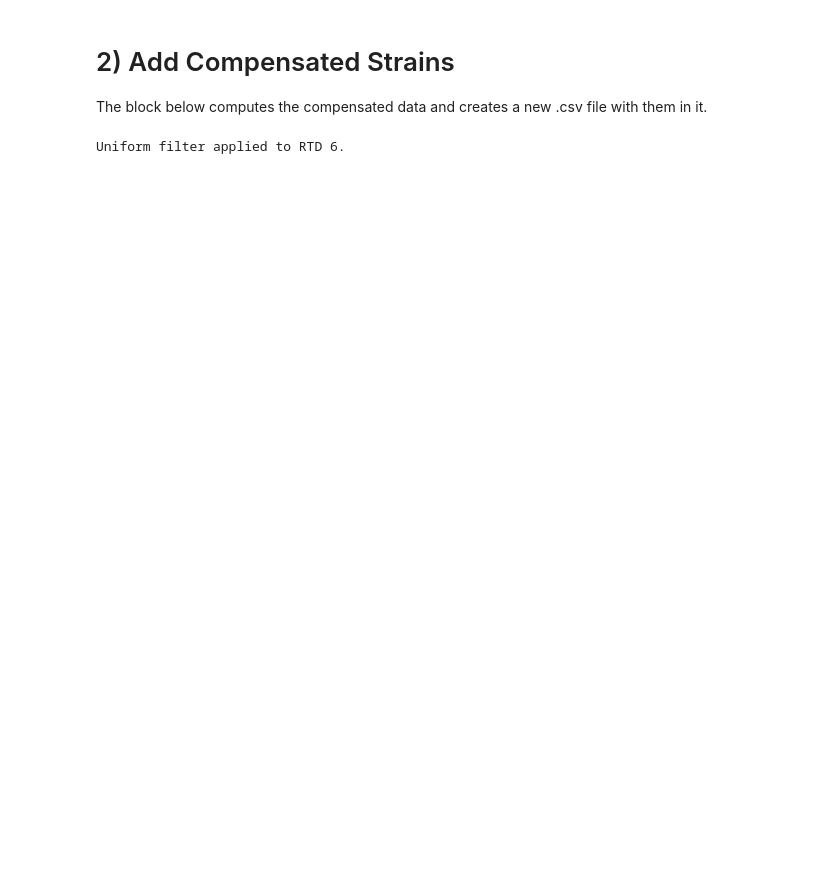
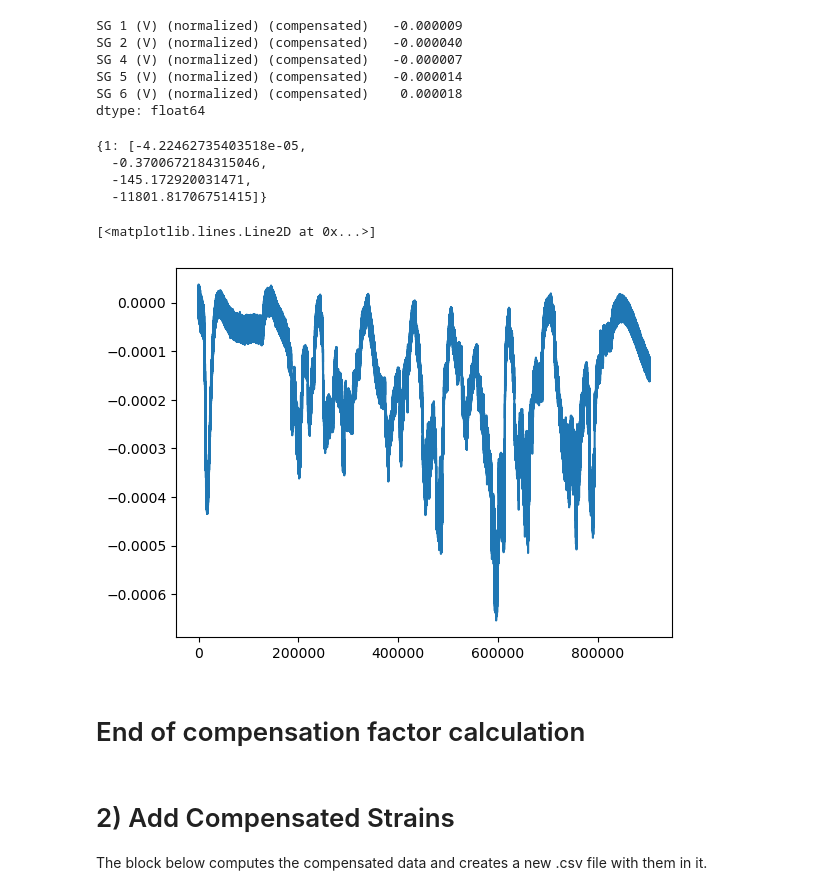
Before and after one commit to ttopac/iFlyNet-UAV, a Jupyter notebook: 0_PreAnalysis/SG_tempcomp.ipynb, the cells around one changed output. Saved outputs shown, nothing was run; the diff lists cells and outputs as text; code cells hidden in the pictures; blank space fills up the shorter version.

```diff
--- a/0_PreAnalysis/SG_tempcomp.ipynb
+++ b/0_PreAnalysis/SG_tempcomp.ipynb
@@ -41,0 +94,9 @@ Uniform filter applied to RTD 6.
+# %%
+ave_strain_sensible
+# %% [output]
+SG 1 (V) (normalized) (compensated)   -0.000009
+SG 2 (V) (normalized) (compensated)   -0.000040
+SG 4 (V) (normalized) (compensated)   -0.000007
+SG 5 (V) (normalized) (compensated)   -0.000014
+SG 6 (V) (normalized) (compensated)    0.000018
+dtype: float64
@@ -41,0 +130,45 @@ Uniform filter applied to RTD 6.
+# %%
+# Finally, compute the compensation factors that'll pull the strain values around the expected average strain found above
+# (similar to the earlier compensation, but this time we're minimizing around the non-zero values found above)
+
+# observed strain
+test_date = "08_02_2022"
+test_folder = "Day2_Dynamic1"
+test_name = "normalized_WTRUN2_day2_dynamic1_2022-08-02_14-32-54-11_rtd-str_Jan2023"
+data_dir = os.path.join(up_dir, test_date+"_Tests", "testdata", test_folder)
+sg_csv = os.path.join(data_dir, test_name+".csv")
+sg_df = pd.read_csv(sg_csv, header=1)
+sg_df.insert(1, "Date/Time (formatted)", sg_df["Date/Time"])
+sg_df["Date/Time (formatted)"] = sg_df["Date/Time (formatted)"].apply(lambda x: datetime.strptime(x, "%Y-%m-%d_%H-%M-%S-%f"))
+
+sg_df_filtered = sg_df[sg_df["Date/Time (formatted)"] < time_range_2[1]]
+sg_df_filtered.insert(1,"SG 1 Expected", 0)
+sg_df_filtered.loc[(sg_df_filtered["Date/Time (formatted)"] > time_range_1[0]) & (sg_df_filtered["Date/Time (formatted)"] < time_range_1[1]), "SG 1 Expected"] = exp_str_1['SG 1']
+
+sensor_id_list = [1]
+exp_str = sg_df_filtered["SG 1 Expected"]
+comp_factors = get_comp_factors_nonzero (sg_df_filtered, sensor_id_list, exp_str)
+# %%
+comp_factors
+# %% [output]
+{1: [-4.22462735403518e-05,
+  -0.3700672184315046,
+  -145.172920031471,
+  -11801.81706751415]}
+# %%
+# Validation 1: check the accuracy of these factors in the non-sensible test
+# (Day2Dynamic1)
+# observed strain
+test_date = "08_02_2022"
+test_folder = "Day2_Dynamic1"
+test_name = "normalized_WTRUN2_day2_dynamic1_2022-08-02_14-32-54-11_rtd-str_Jan2023"
+data_dir = os.path.join(up_dir, test_date+"_Tests", "testdata", test_folder)
+sg_csv = os.path.join(data_dir, test_name+".csv")
+sg_df = pd.read_csv(sg_csv, header=1)
+
+sg_df_comp = add_compensated_data_to_df (sg_df, comp_factors, True)
+# %%
+plt.plot(sg_df_comp["SG 1 (V) (normalized) (compensated)"])
+# %% [output]
+[<matplotlib.lines.Line2D at 0x...>]
+[figure, added]
@@ -42 +178,3 @@ Uniform filter applied to RTD 6.
+# %% [markdown]
+# End of compensation factor calculation
 # %%
@@ -51,20 +190,15 @@ with open(os.path.join(data_dir, data_name), 'wb') as f:
 # 2) Add Compensated Strains
 The block below computes the compensated data and creates a new .csv file with them in it.
 # %%
-unique_rtds = True #Set whether we'd like to find compensation factors using unique RTDs or shared RTDs
-
 if unique_rtds == False: #If we only have RTD 1 and RTD 6 available
   data_name = "compfactors_sharedRTDs.pickle"
 else:
-  data_name = "compfactors_uniqueRTDs.pickle"
+  data_name = "compfactors_Jan2023.pickle"
 
-with open(os.path.join(data_dir, data_name), 'rb') as f:
+with open(os.path.join(compfactor_dir, data_name), 'rb') as f:
   comp_factors = pickle.load(f)
 
-test_df = add_compensated_data_to_df_infrequent (test_df, comp_factors)
-# test_df = add_compensated_data_to_df (test_df, comp_factors, unique_rtds)
+test_df_comp = add_compensated_data_to_df (test_df, comp_factors, unique_rtds)
 
-compensated_csv = os.path.join(data_dir, "compensated_"+test_name+"_uniqueRTDs_infrequent.csv")
-test_df.to_csv(compensated_csv, index=False)
+compensated_csv = os.path.join(data_dir, "compensated_"+test_name+"_tworegion.csv")
+test_df_comp.to_csv(compensated_csv, index=False)
-# %% [output]
-Uniform filter applied to RTD 6.
```
Also changed, not shown: parts of 12 cells of this notebook, 1 other file.
